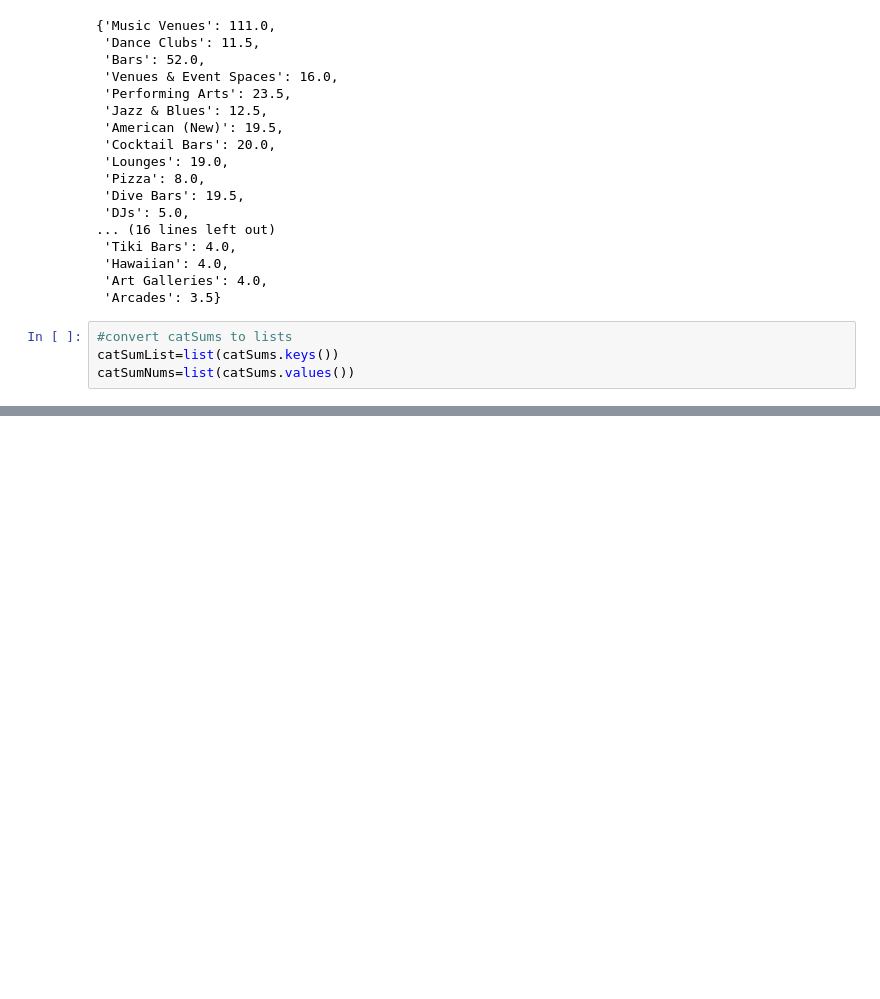
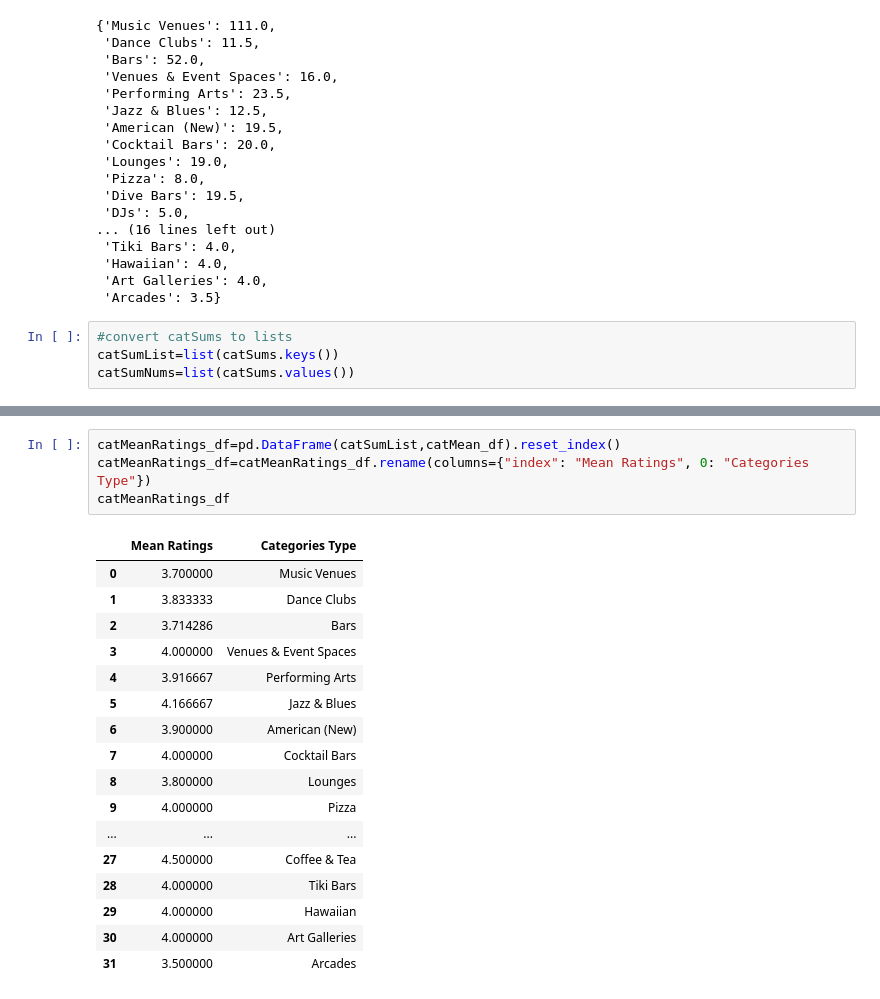
Before and after one commit to mattyk33/A-team, a Jupyter notebook: yelp_music_venue_reviews2.ipynb, the cells around one changed output, grey strips where cells are left out. Drawn from its saved outputs; the diff is of its cells as text; blank space fills up the shorter version.

```diff
--- a/yelp_music_venue_reviews2.ipynb
+++ b/yelp_music_venue_reviews2.ipynb
@@ -273,0 +335,22 @@ catSumNums=list(catSums.values())
+# %%
+catMeanRatings_df=pd.DataFrame(catSumList,catMean_df).reset_index()
+catMeanRatings_df=catMeanRatings_df.rename(columns={"index": "Mean Ratings", 0: "Categories Type"})
+catMeanRatings_df
+# %% [output]
+|  | Mean Ratings | Categories Type |
+| 0 | 3.700000 | Music Venues |
+| 1 | 3.833333 | Dance Clubs |
+| 2 | 3.714286 | Bars |
+| 3 | 4.000000 | Venues & Event Spaces |
+| 4 | 3.916667 | Performing Arts |
+| 5 | 4.166667 | Jazz & Blues |
+| 6 | 3.900000 | American (New) |
+| 7 | 4.000000 | Cocktail Bars |
+| 8 | 3.800000 | Lounges |
+| 9 | 4.000000 | Pizza |
+| ... | ... | ... |
+| 27 | 4.500000 | Coffee & Tea |
+| 28 | 4.000000 | Tiki Bars |
+| 29 | 4.000000 | Hawaiian |
+| 30 | 4.000000 | Art Galleries |
+| 31 | 3.500000 | Arcades |
```
Also changed, not shown: parts of 7 cells of this notebook.
